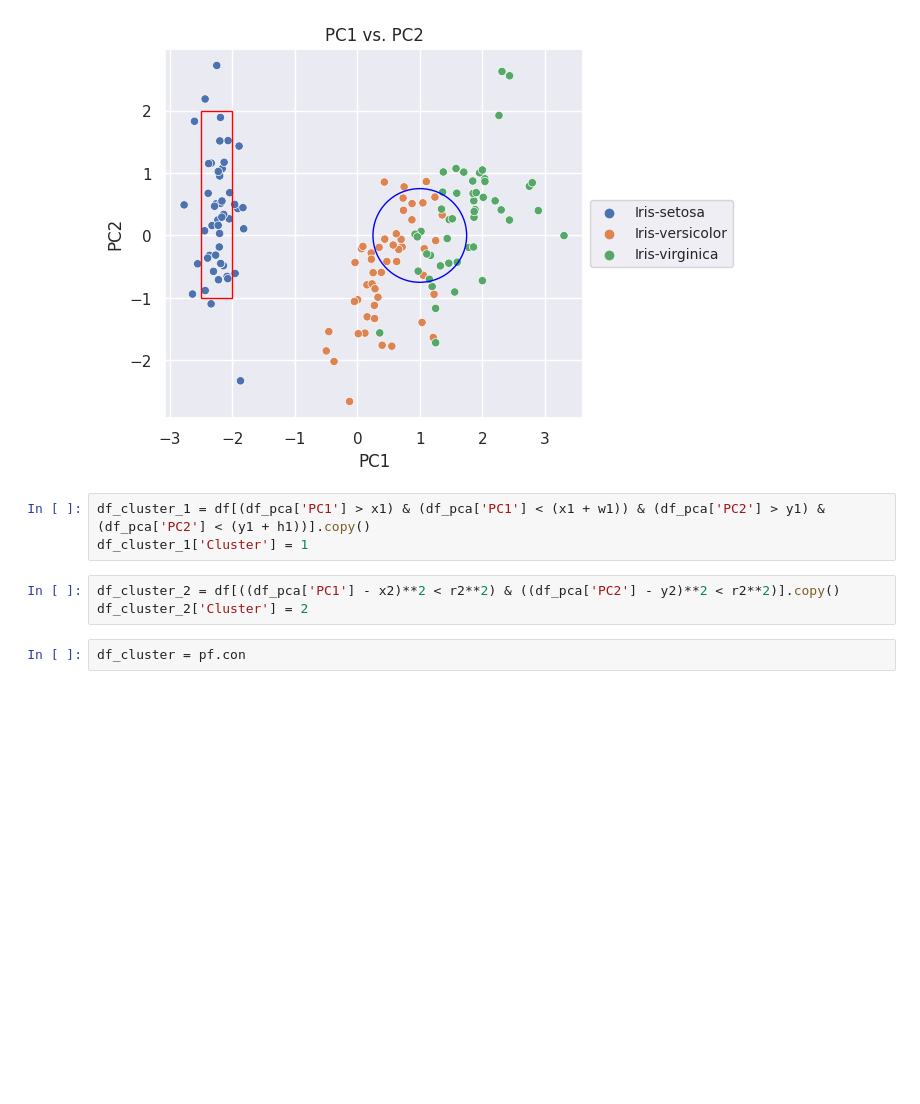
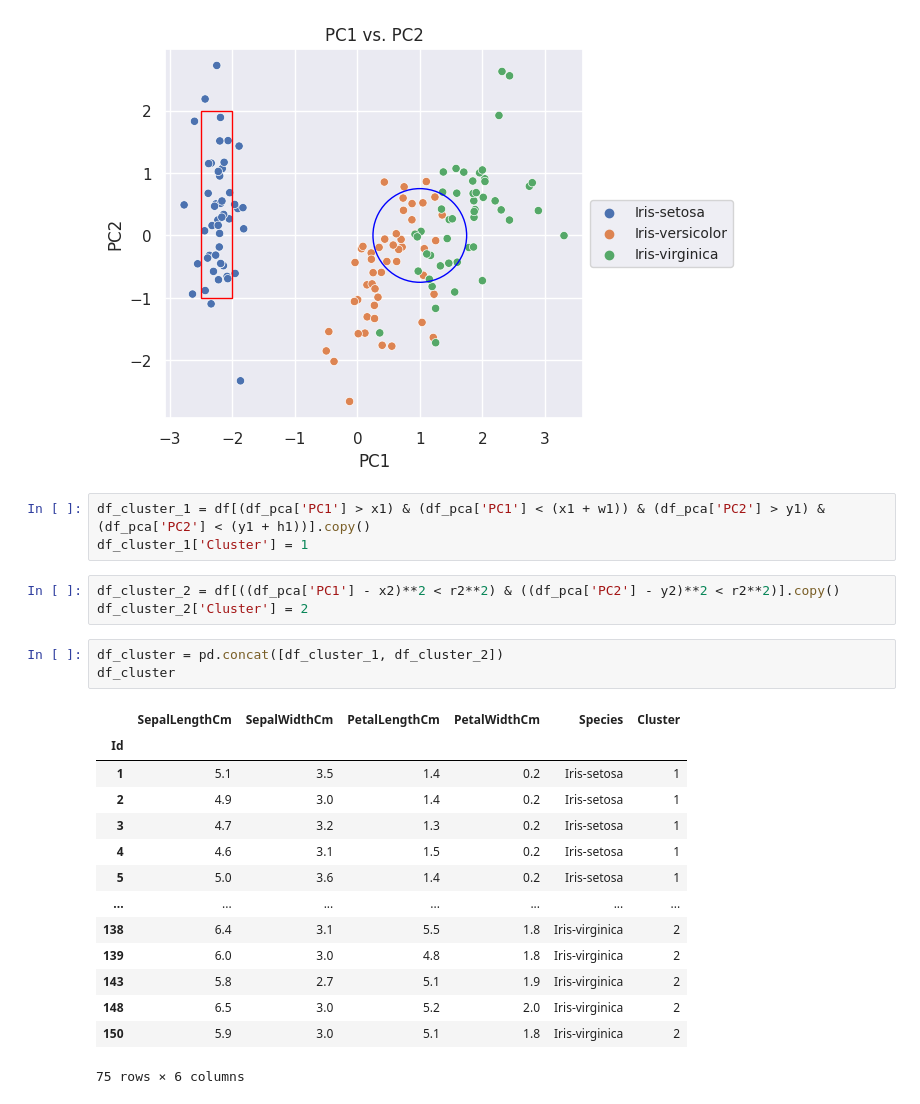
Before and after one commit to bitwalk123/MyNotebook, a Jupyter notebook: iris_PCA_py_06_SHAP.ipynb, the cells around one changed output. Cells and saved outputs as stored; diff of their text form; blank space fills up the shorter version.

```diff
--- a/iris_PCA_py_06_SHAP.ipynb
+++ b/iris_PCA_py_06_SHAP.ipynb
@@ -93,4 +93,20 @@ df_cluster_1['Cluster'] = 1
 df_cluster_2 = df[((df_pca['PC1'] - x2)**2 < r2**2) & ((df_pca['PC2'] - y2)**2 < r2**2)].copy()
 df_cluster_2['Cluster'] = 2
 # %%
-df_cluster = pf.con
+df_cluster = pd.concat([df_cluster_1, df_cluster_2])
+df_cluster
+# %% [output]
+|  | SepalLengthCm | SepalWidthCm | PetalLengthCm | PetalWidthCm | Species | Cluster |
+| Id |  |  |  |  |  |  |
+| 1 | 5.1 | 3.5 | 1.4 | 0.2 | Iris-setosa | 1 |
+| 2 | 4.9 | 3.0 | 1.4 | 0.2 | Iris-setosa | 1 |
+| 3 | 4.7 | 3.2 | 1.3 | 0.2 | Iris-setosa | 1 |
+| 4 | 4.6 | 3.1 | 1.5 | 0.2 | Iris-setosa | 1 |
+| 5 | 5.0 | 3.6 | 1.4 | 0.2 | Iris-setosa | 1 |
+| ... | ... | ... | ... | ... | ... | ... |
+| 138 | 6.4 | 3.1 | 5.5 | 1.8 | Iris-virginica | 2 |
+| 139 | 6.0 | 3.0 | 4.8 | 1.8 | Iris-virginica | 2 |
+| 143 | 5.8 | 2.7 | 5.1 | 1.9 | Iris-virginica | 2 |
+| 148 | 6.5 | 3.0 | 5.2 | 2.0 | Iris-virginica | 2 |
+| 150 | 5.9 | 3.0 | 5.1 | 1.8 | Iris-virginica | 2 |
+75 rows × 6 columns
```
Also changed, not shown: 1 other file.
